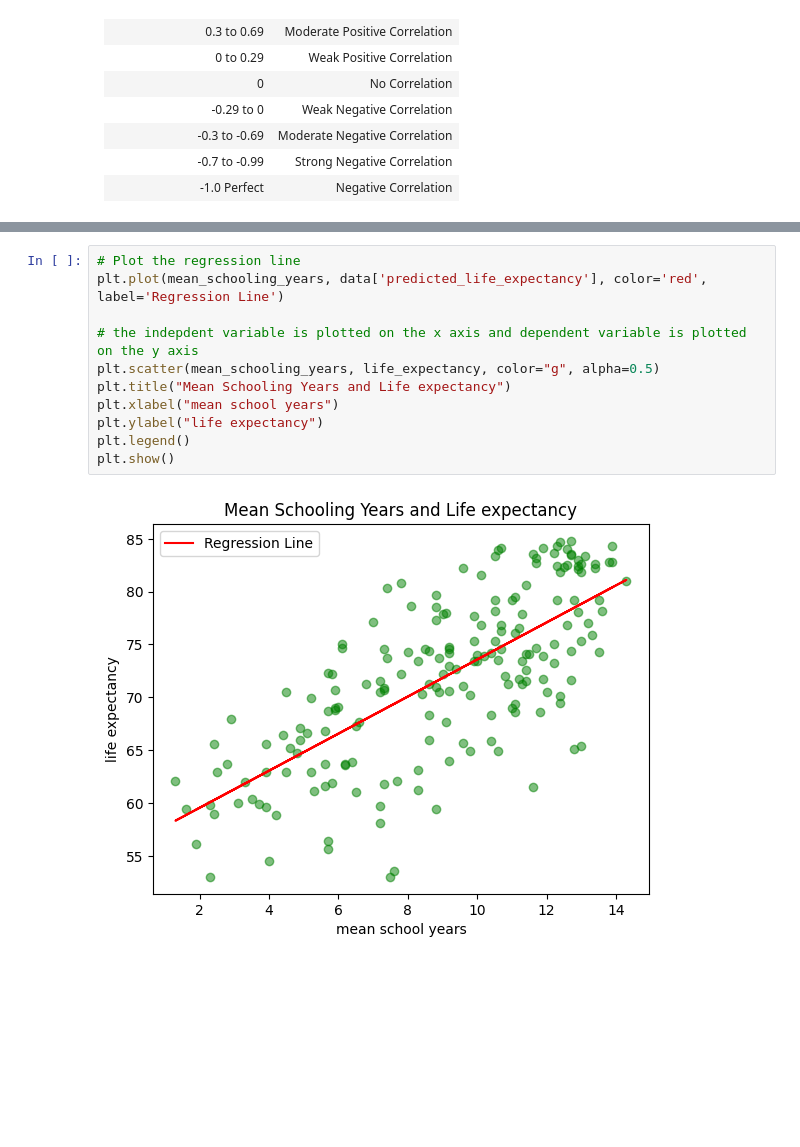
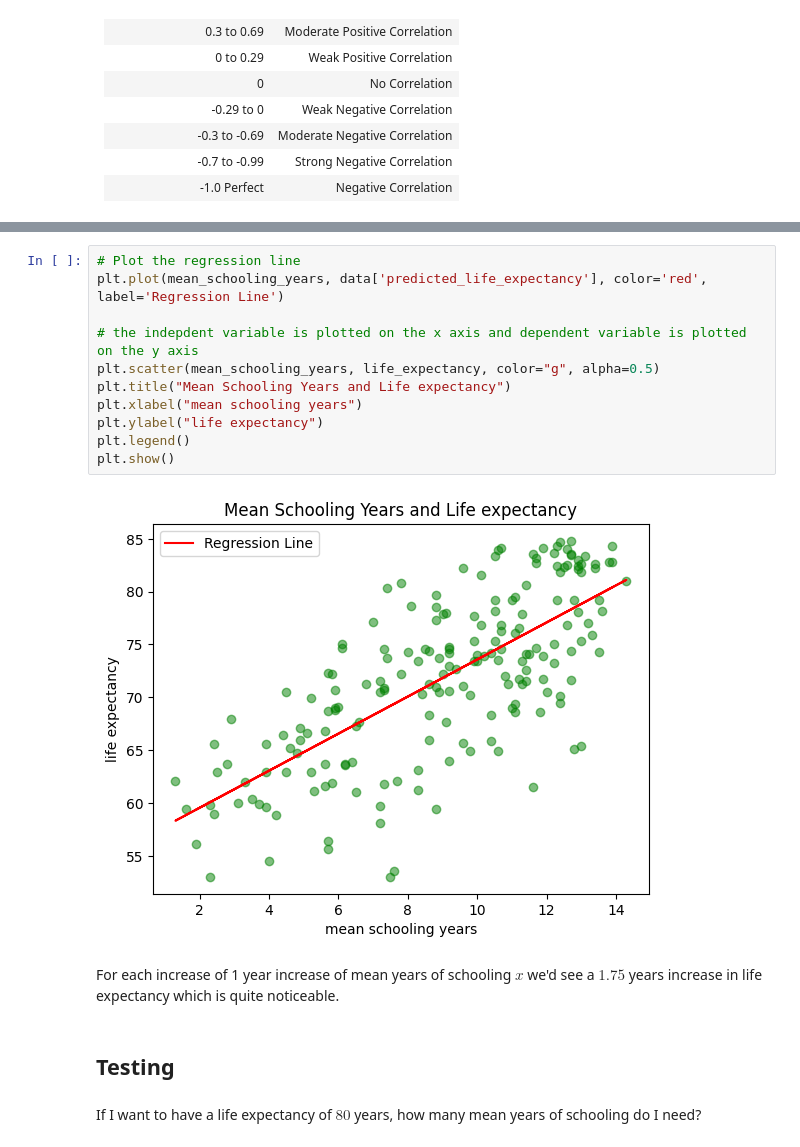
Before and after one commit to gOps132/hdi_analysis, a Jupyter notebook: mean_schooling_vs_life_expectancy.ipynb, the cells around one changed output, grey strips where cells are left out. Drawn from its saved outputs; the diff is of its cells as text; blank space fills up the shorter version.

Commit message:
added testing, renamed the old main file to backburner

```diff
--- a/mean_schooling_vs_life_expectancy.ipynb
+++ b/mean_schooling_vs_life_expectancy.ipynb
@@ -159,13 +227,19 @@ $$y = 56.04 + 1.75x$$
 # %%
 # Plot the regression line
 plt.plot(mean_schooling_years, data['predicted_life_expectancy'], color='red', label='Regression Line')
 
 # the indepdent variable is plotted on the x axis and dependent variable is plotted on the y axis
 plt.scatter(mean_schooling_years, life_expectancy, color="g", alpha=0.5)
 plt.title("Mean Schooling Years and Life expectancy")
-plt.xlabel("mean school years")
+plt.xlabel("mean schooling years")
 plt.ylabel("life expectancy")
 plt.legend()
 plt.show()
 # %% [output]
-[figure, old version]
+[figure, new version]
+# %% [markdown]
+For each increase of 1 year increase of mean years of schooling $x$ we'd see a $1.75$ years increase in life expectancy which is quite noticeable.
+# %% [markdown]
+## Testing
+# %% [markdown]
+If I want to have a life expectancy of $80$ years, how many mean years of schooling do I need?
```
Also changed, not shown: parts of 19 cells of this notebook, 1 other file.
